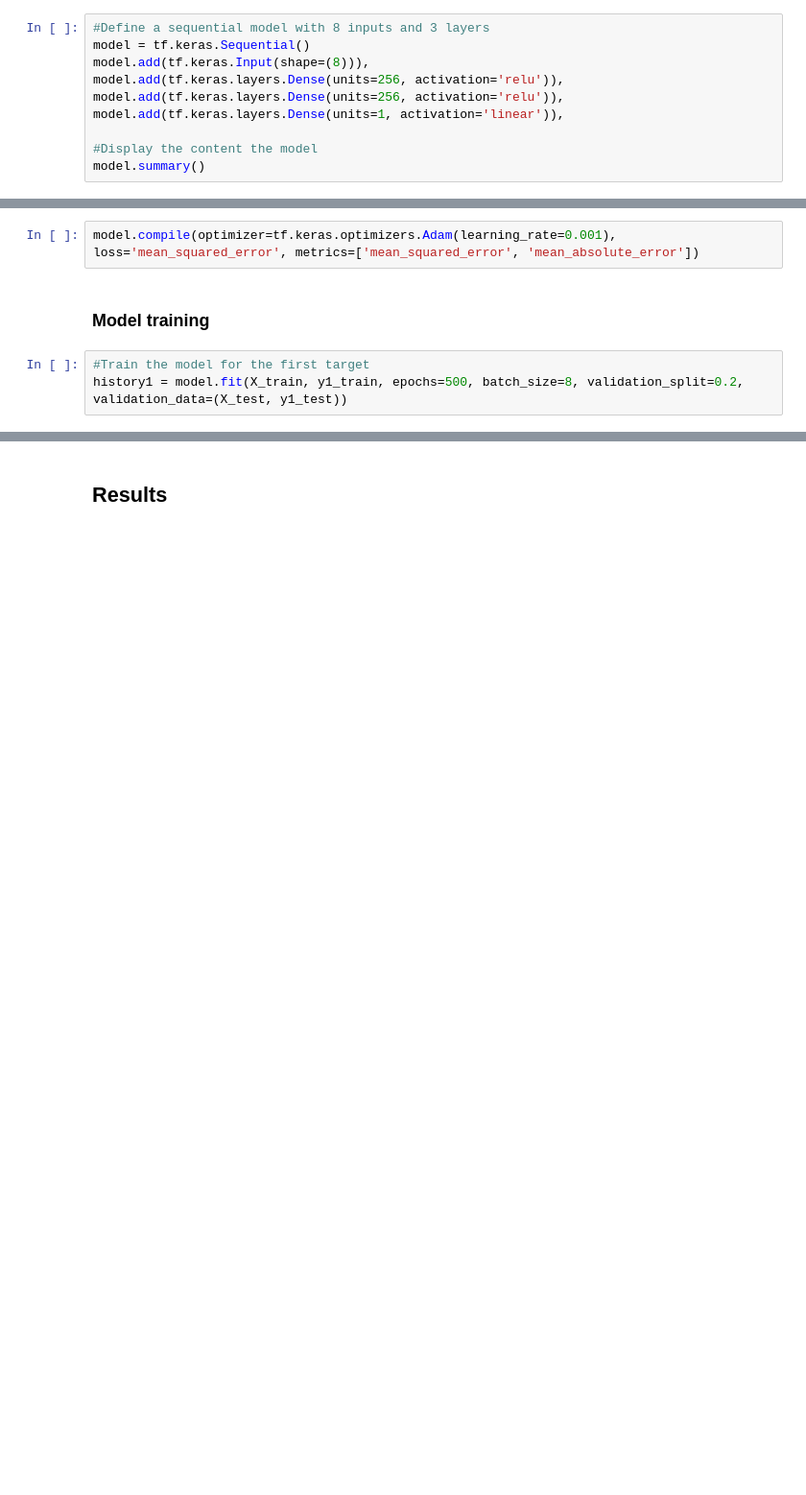
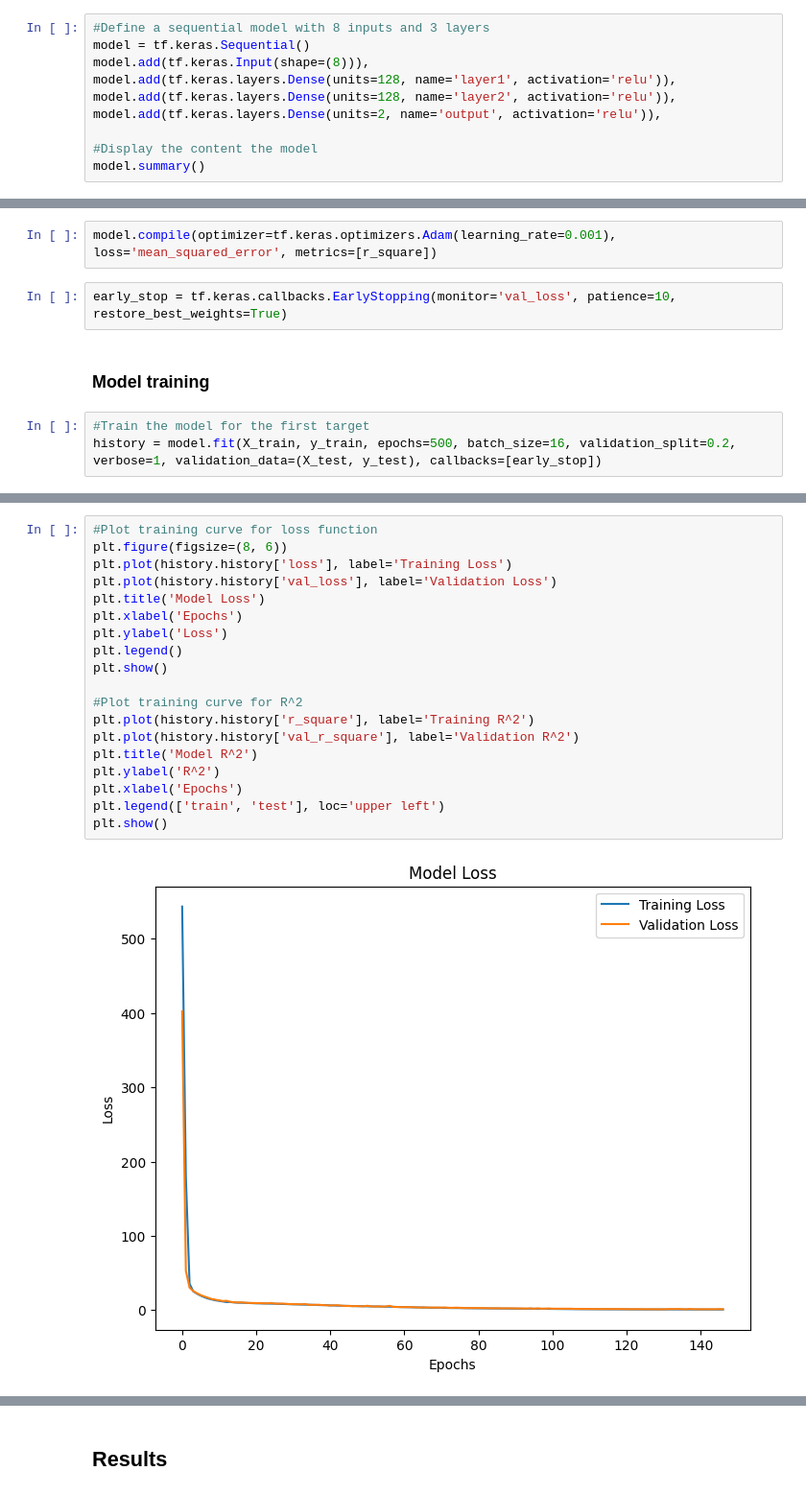
Before and after one commit to EdAkh/DNN_Energy_Efficiency_Model, a Jupyter notebook: Energy_efficiency_project.ipynb, the cells around one changed output, grey strips where cells are left out. Shown: that part at 96% size. Drawn from its saved outputs; the diff is of its cells as text; blank space fills up the shorter version.

```diff
--- a/Energy_efficiency_project.ipynb
+++ b/Energy_efficiency_project.ipynb
@@ -199,9 +226,9 @@ X_train, X_test, y1_train, y1_test, y2_train, y2_test = train_test_split(X_scale
 #Define a sequential model with 8 inputs and 3 layers
 model = tf.keras.Sequential()
 model.add(tf.keras.Input(shape=(8))),
-model.add(tf.keras.layers.Dense(units=256, activation='relu')),
-model.add(tf.keras.layers.Dense(units=256, activation='relu')),
-model.add(tf.keras.layers.Dense(units=1, activation='linear')),
+model.add(tf.keras.layers.Dense(units=128, name='layer1', activation='relu')),
+model.add(tf.keras.layers.Dense(units=128, name='layer2', activation='relu')),
+model.add(tf.keras.layers.Dense(units=2, name='output', activation='relu')),
 
 #Display the content the model
 model.summary()
@@ -224,11 +251,13 @@ _________________________________________________________________
 # %% [markdown]
 ### Model configuration
 # %%
-model.compile(optimizer=tf.keras.optimizers.Adam(learning_rate=0.001), loss='mean_squared_error', metrics=['mean_squared_error', 'mean_absolute_error'])
+model.compile(optimizer=tf.keras.optimizers.Adam(learning_rate=0.001), loss='mean_squared_error', metrics=[r_square])
+# %%
+early_stop = tf.keras.callbacks.EarlyStopping(monitor='val_loss', patience=10, restore_best_weights=True)
 # %% [markdown]
 ### Model training
 # %%
 #Train the model for the first target
-history1 = model.fit(X_train, y1_train, epochs=500, batch_size=8, validation_split=0.2, validation_data=(X_test, y1_test))
+history = model.fit(X_train, y_train, epochs=500, batch_size=16, validation_split=0.2, verbose=1, validation_data=(X_test, y_test), callbacks=[early_stop])
 # %% [output]
 Epoch 1/500
@@ -377,0 +287,21 @@ Epoch 500/500
+# %%
+#Plot training curve for loss function
+plt.figure(figsize=(8, 6))
+plt.plot(history.history['loss'], label='Training Loss')
+plt.plot(history.history['val_loss'], label='Validation Loss')
+plt.title('Model Loss')
+plt.xlabel('Epochs')
+plt.ylabel('Loss')
+plt.legend()
+plt.show()
+
+#Plot training curve for R^2
+plt.plot(history.history['r_square'], label='Training R^2')
+plt.plot(history.history['val_r_square'], label='Validation R^2')
+plt.title('Model R^2')
+plt.ylabel('R^2')
+plt.xlabel('Epochs')
+plt.legend(['train', 'test'], loc='upper left')
+plt.show()
+# %% [output]
+[figure, added]
```
Also changed, not shown: parts of 27 cells of this notebook.
